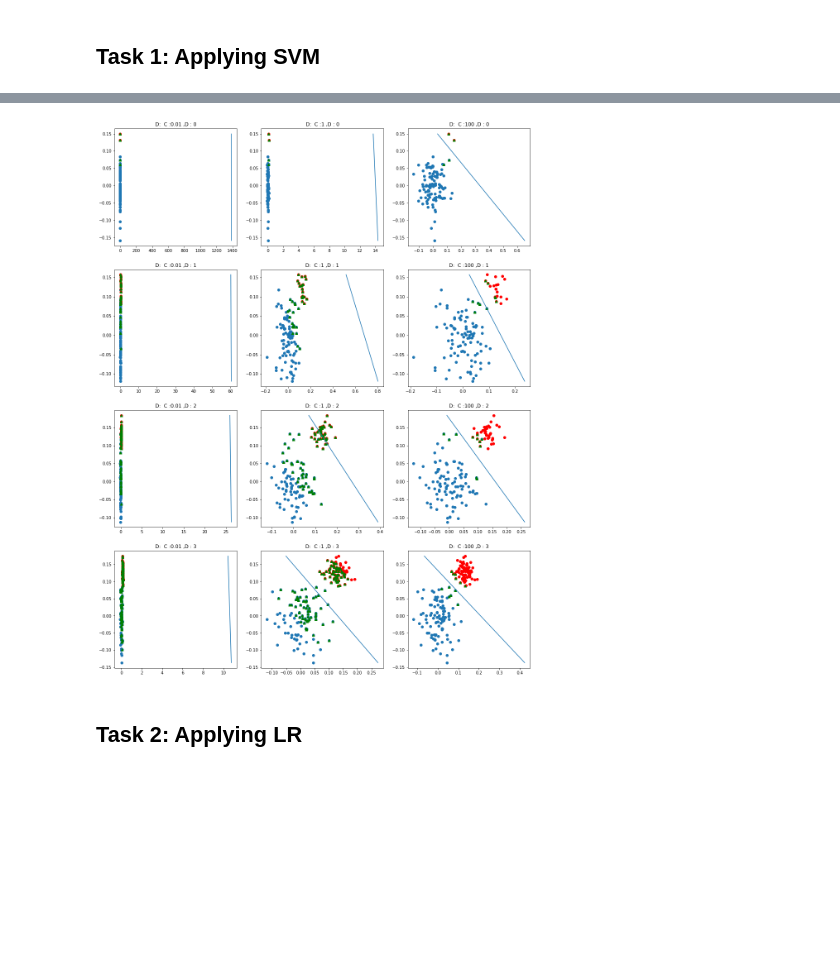
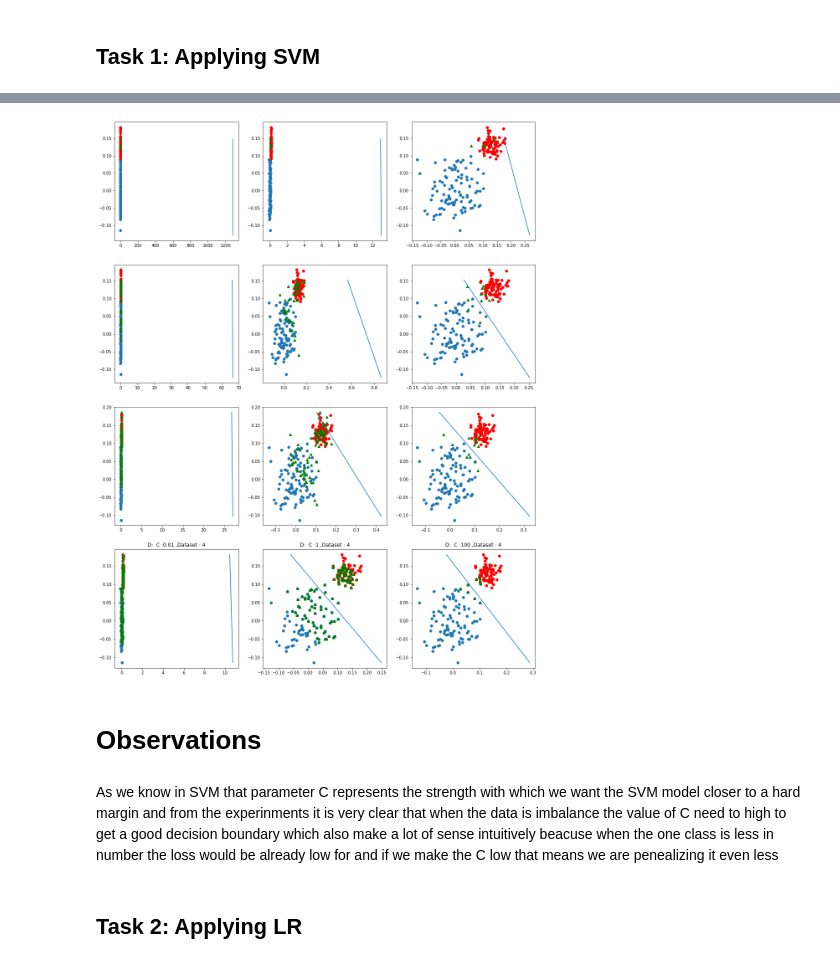
Before and after one commit to bhoomeendra/Applied_AI_assignments, a Jupyter notebook: 10_LinearModels/8A_LR_SVM.ipynb, the cells around one changed output, grey strips where cells are left out. Drawn from its saved outputs; the diff is of its cells as text; code cells hidden in the pictures; blank space fills up the shorter version.

```diff
--- a/10_LinearModels/8A_LR_SVM.ipynb
+++ b/10_LinearModels/8A_LR_SVM.ipynb
@@ -65,28 +65,37 @@ and attach the picture, or record a video upload it in assignment.
 # %%
 # here we are creating 2d imbalanced data points
 ratios = [ (100,2),(100, 20), (100, 40), (100, 80)]
 C = [0.01,1,100]
 fig, ax = plt.subplots(4, 3, figsize=(18, 24))
+DataSets = []
 for j,i in enumerate(ratios):
     X_p=np.random.normal(0,0.05,size=(i[0],2))
     X_n=np.random.normal(0.13,0.02,size=(i[1],2))
     y_p=np.array([1]*i[0]).reshape(-1,1)
     y_n=np.array([0]*i[1]).reshape(-1,1)
     X=np.vstack((X_p,X_n))
     y=np.vstack((y_p,y_n))
+    DataSets.append([X,y])
+
+for row,data in enumerate(DataSets):
+    X,y = data
     for col,c in enumerate(C):
         svm = SVC(C = c,kernel='linear')
         svm.fit(X,y)
-        ax[j,col].set_title(f"D:  C :{c} ,D : {j}")
+        ax[j,col].set_title(f"D:  C :{c} ,Dataset : {row+1}")
         sv_x = svm.support_vectors_[:,0]
         sv_y = svm.support_vectors_[:,1]
-        draw_line(svm.coef_[0],svm.intercept_,np.min(X[:,1]),np.max(X[:,1]),ax[j,col])
-        ax[j,col].scatter(X_p[:,0],X_p[:,1])
-        ax[j,col].scatter(X_n[:,0],X_n[:,1],color='red')
-        ax[j,col].scatter(sv_x,sv_y, color='green', marker='^')
+        draw_line(svm.coef_[0],svm.intercept_,np.min(X[:,1]),np.max(X[:,1]),ax[row,col])
+        ax[row,col].scatter(X_p[:,0],X_p[:,1])
+        ax[row,col].scatter(X_n[:,0],X_n[:,1],color='red')
+        ax[row,col].scatter(sv_x,sv_y, color='green', marker='^')
 plt.show()
 # %% [output]
-[figure, old version]
+[figure, new version]
+# %% [markdown]
+# Observations
+# %% [markdown]
+As we know in SVM that parameter C represents the strength with which we want the SVM model closer to a hard margin and from the experinments it is very clear that when the data is imbalance the value of C need to high to get a good decision boundary which also make a lot of sense intuitively beacuse when the one class is less in number the loss would be already low for and if we make the C low that means we are penealizing it even less
 # %% [markdown]
 ## Task 2: Applying LR
 # %% [markdown]
```
Also changed, not shown: parts of 4 cells of this notebook, 4 other files.
